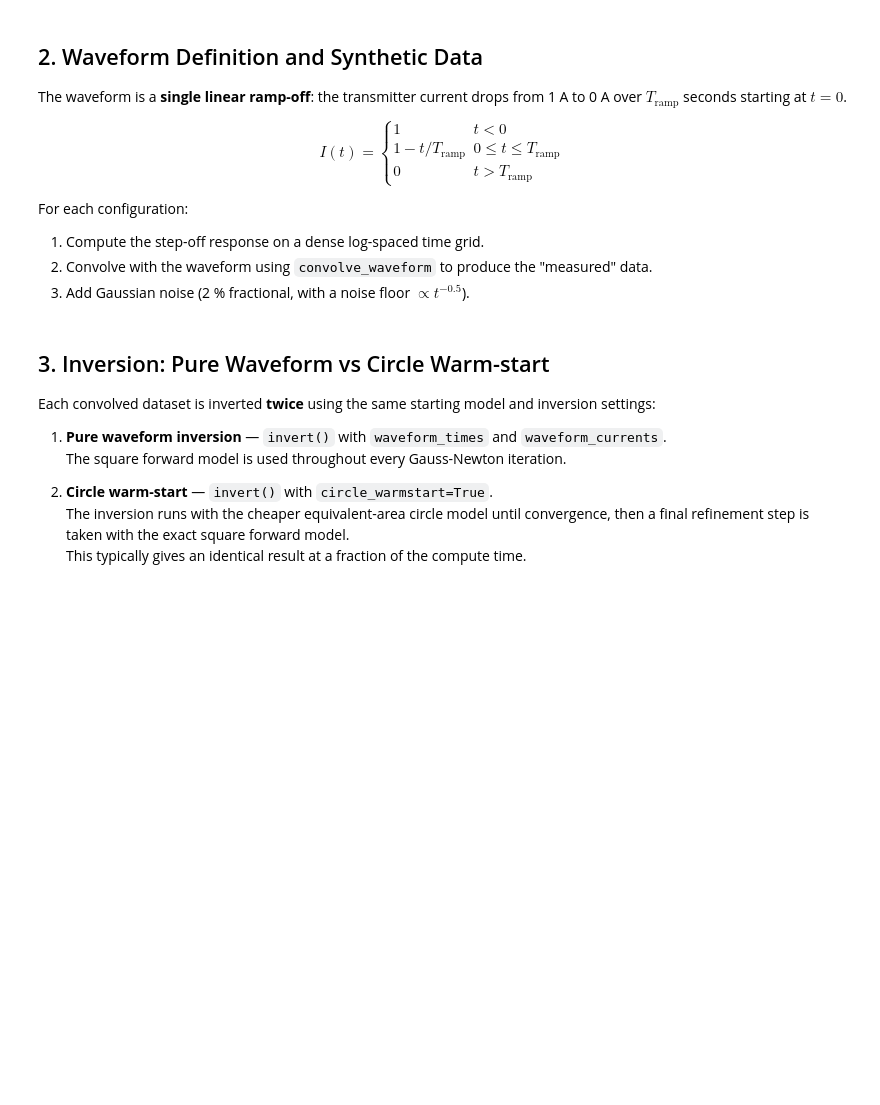
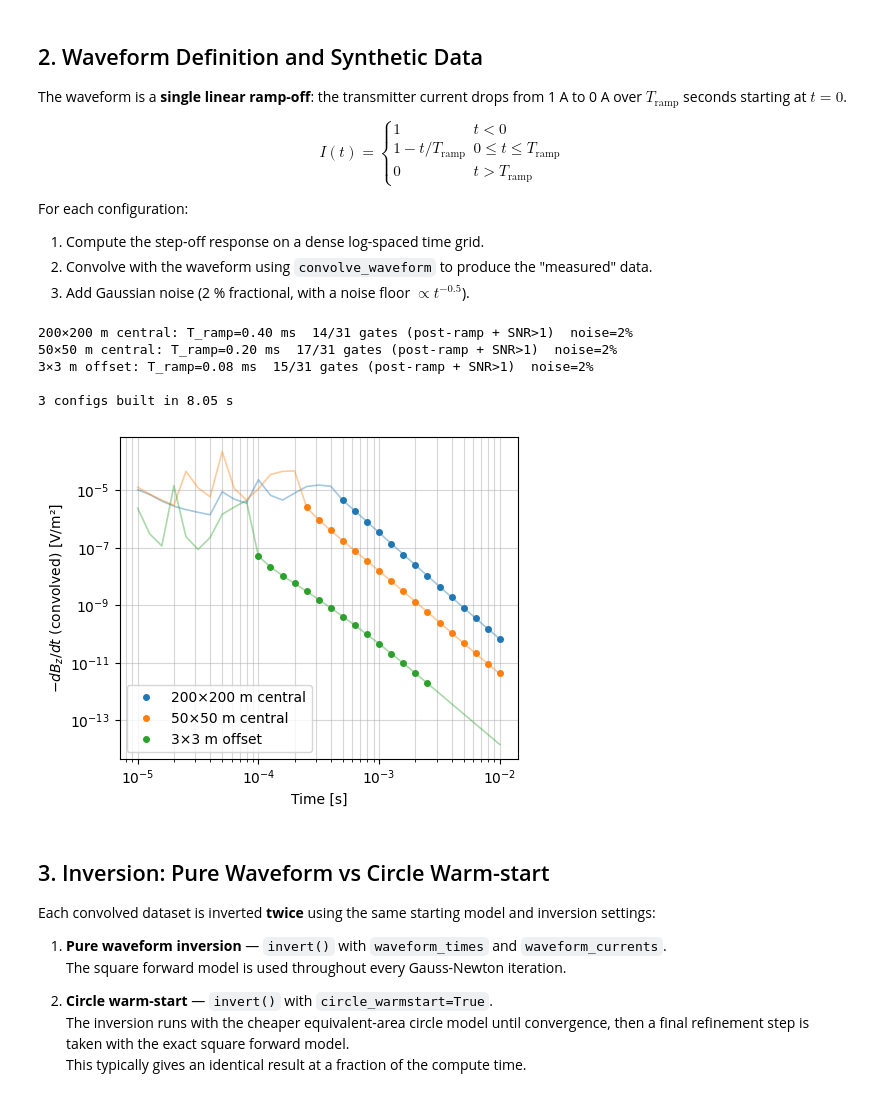
Before and after one commit to pmc93/pyTEM, a Jupyter notebook: notebooks/6. pytem_inversion_waveform.ipynb, the cells around one changed output. Cells and saved outputs as stored; diff of their text form; code cells hidden in the pictures; blank space fills up the shorter version.

```diff
--- a/notebooks/6. pytem_inversion_waveform.ipynb
+++ b/notebooks/6. pytem_inversion_waveform.ipynb
@@ -99,11 +99,11 @@ rng = np.random.default_rng(42)
 # --- Config specs ---
 config_specs = [
     ('200×200 m central', 200.0, 'square_central', None, 5,
-     np.logspace(-5, -2, 31), 0.02, 1e-13),
+     np.logspace(-5, -2, 31), 0.02, 1e-15),
     ('50×50 m central',   50.0,  'square_central', None, 5,
-     np.logspace(-5, -2, 31), 0.02, 1e-13),
+     np.logspace(-5, -2, 31), 0.02, 1e-15),
     ('3×3 m offset',       3.0,  'square_offset',  10.0, 11,
-     np.logspace(-5, -2, 31), 0.02, 1e-13),
+     np.logspace(-5, -2, 31), 0.02, 1e-15),
 ]
 
 # --- Waveform: linear ramp-off, t in [0, T_ramp] ---
@@ -171,33 +171,40 @@ for spec in config_specs:
     noise_floor = noise_floor_amp * times_inv ** (-0.5)
     noise_std   = np.maximum(noise_frac * np.abs(d_clean), noise_floor)
     d_obs       = d_clean + noise_std * rng.standard_normal(len(d_clean))
 
     print(f'{label}: T_ramp={T_ramp*1e3:.2f} ms  '
           f'{len(times_inv)}/{len(times_all)} gates (post-ramp + SNR>1)  '
           f'noise={noise_frac*100:.0f}%')
 
     configs[label] = dict(
         L=L, L_circ=L_circ,
         geom_sq=geom_sq, rx=rx, n_quad=nq,
         wf_t=wf_t, wf_I=wf_I, T_ramp=T_ramp,
         times_all=times_all,    d_clean_all=d_clean_all,  # full curve for plots
         times_inv=times_inv,    d_clean=d_clean,          # inversion subset
         d_obs_inv=d_obs,        noise_std_inv=noise_std,
     )
 
 print(f'\n3 configs built in {time.perf_counter()-t0_timer:.2f} s')
 
 # --- Plot convolved data; mark the inversion subset ---
 fig, ax = plt.subplots(figsize=(5, 4))
 for (label, cfg), c in zip(configs.items(), ['C0', 'C1', 'C2']):
     ax.loglog(cfg['times_all'], np.abs(cfg['d_clean_all']), '-',  color=c, lw=1.2, alpha=0.4)
     ax.loglog(cfg['times_inv'], np.abs(cfg['d_obs_inv']),   'o',  color=c, ms=4, label=label)
 ax.set_xlabel('Time [s]')
 ax.set_ylabel(r'$-dB_z/dt$ (convolved) [V/m²]')
 ax.legend()
 ax.grid(True, which='both', alpha=0.5)
 fig.tight_layout()
 plt.show()
+# %% [output]
+200×200 m central: T_ramp=0.40 ms  14/31 gates (post-ramp + SNR>1)  noise=2%
+50×50 m central: T_ramp=0.20 ms  17/31 gates (post-ramp + SNR>1)  noise=2%
+3×3 m offset: T_ramp=0.08 ms  15/31 gates (post-ramp + SNR>1)  noise=2%
+
+3 configs built in 8.05 s
+[figure, added]
 # %% [markdown]
 ## 3. Inversion: Pure Waveform vs Circle Warm-start
 
```
Also changed, not shown: parts of 2 cells of this notebook, 8 other files.
